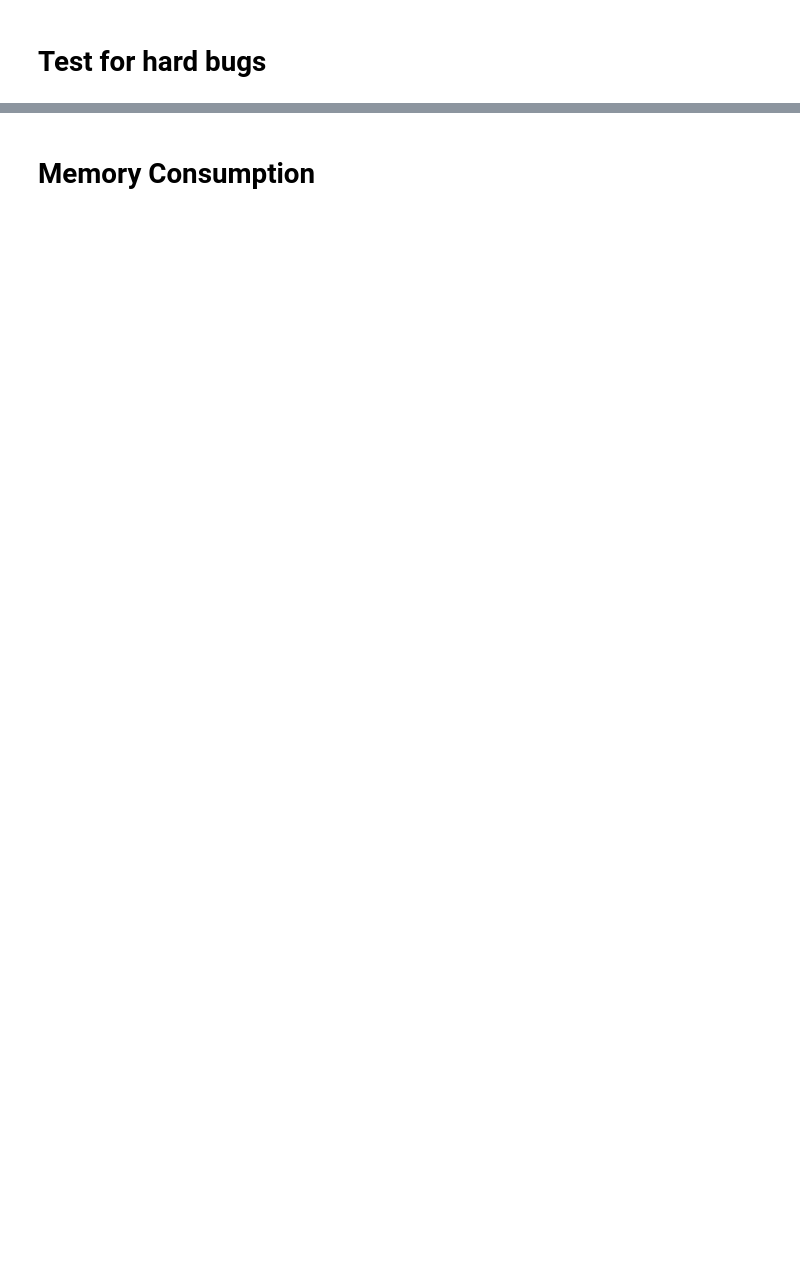
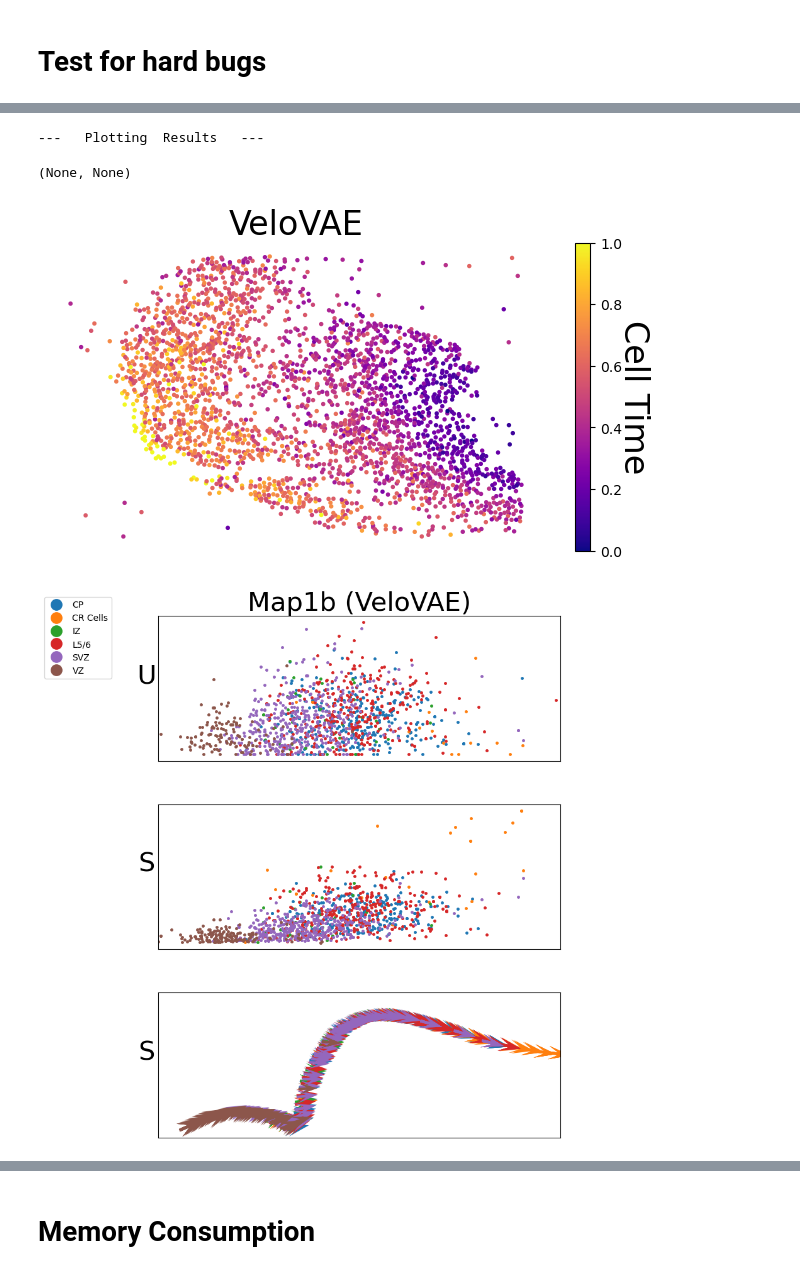
Before and after one commit to welch-lab/TopoVelo, a Jupyter notebook: notebooks/debug.ipynb, the cells around one changed output, grey strips where cells are left out. Drawn from its saved outputs; the diff is of its cells as text; code cells hidden in the pictures; blank space fills up the shorter version.

```diff
--- a/notebooks/debug.ipynb
+++ b/notebooks/debug.ipynb
@@ -122,0 +195,15 @@ saving figure to file /scratch/blaauw_root/blaauw1/gyichen/figures/Pancreas/Grap
+# %%
+tpv.post_analysis(adata,
+                  'graph_dec',
+                  ['VeloVAE'],
+                  ['tpv'],
+                  compute_metrics=False,
+                  genes=["Map1b"],
+                  embed='pos',
+                  plot_type=['time', 'gene'],
+                  figure_path=figure_path)
+# %% [output]
+---   Plotting  Results   ---
+(None, None)
+[figure, added]
+[figure, added]
```
Also changed, not shown: parts of 64 cells of this notebook, 6 other files.
